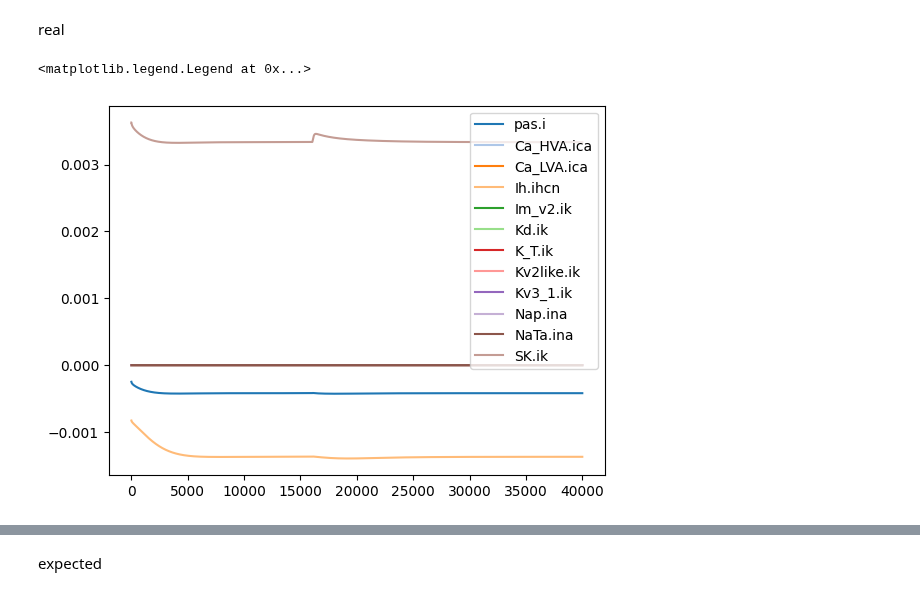
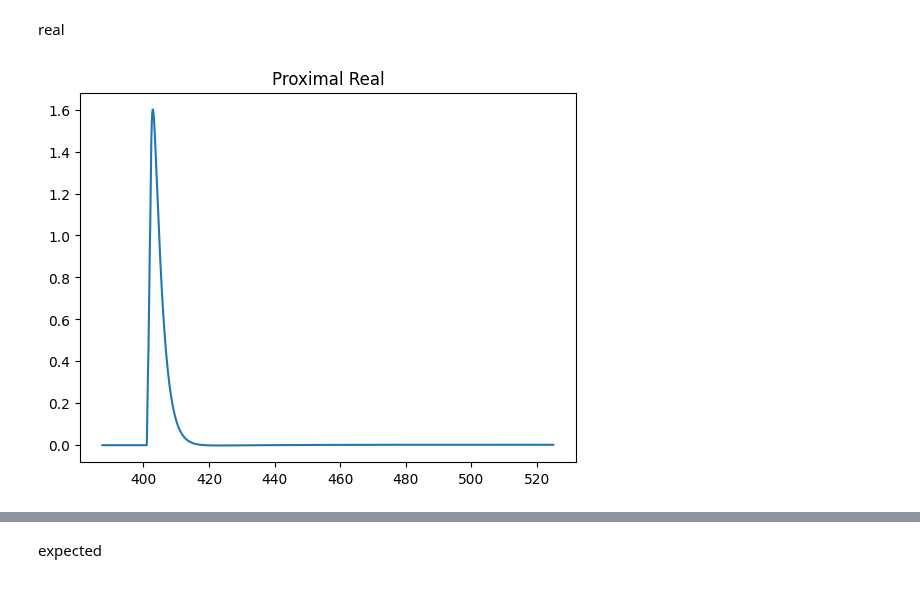
Before and after one commit to ddopp4877/single-cell-tuning, a Jupyter notebook: test_cell_with_syns.ipynb, the cells around one changed output, grey strips where cells are left out. Saved outputs shown, nothing was run; the diff lists cells and outputs as text; code cells hidden in the pictures.

```diff
--- a/test_cell_with_syns.ipynb
+++ b/test_cell_with_syns.ipynb
@@ -180,14 +180,14 @@ def create_syns(h,syn_point_proc, seg,dend_sec_no, nsyn):
 # %%
 def insert_syns(h,sim_params,name):
 
-  nsyns = sim_params['nsyn_exc']
+  nsyns = len(sim_params["event_times"])#one event per synapse
 
   point_proc_name = f"{name}_point_proc"
 
   seg = sim_params[f"{name}_seg"]
   sec = sim_params[f"{name}_sec"]
 
-  syns = create_syns(h,sim_params[point_proc_name],seg,sec,sim_params['nsyn_exc'])
+  syns = create_syns(h,sim_params[point_proc_name],seg,sec,nsyns)
   vec_stims = [h.VecStim() for i in range(nsyns)]
   event_times_vectors = [h.Vector(sim_params["event_times"][i]) for i in range(nsyns)]
 
@@ -237,10 +237,10 @@ def get_rec_vars_for_i_in_sec(sec,seg):#create recording variables for every cur
 # %%
 def run(h,sim_params):
 
-  nsyns = sim_params['nsyn_exc']
+  nsyns = len(sim_params["event_times"])#one event per synapse
 
   ampa_return_dict = insert_syns(h,sim_params,'ampa')
-  # nmda_return_dict = insert_syns(h,sim_params,'nmda')
+  nmda_return_dict = insert_syns(h,sim_params,'nmda')
 
   #### Recording Variables ####
   # v = h.Vector().record(h.dend[33](0.67)._ref_v)# to check nmda effect
@@ -252,8 +252,8 @@ def run(h,sim_params):
 
   ### RUN ###
   h.finitialize()
-  h.dt=0.025
-  h.tstop = 1000
+  h.dt=sim_params["h_dt"]
+  h.tstop = sim_params["h_tstop"]
   h.run()
 
 
@@ -267,39 +300,28 @@ def run(h,sim_params):
 # %% [markdown]
 real
 # %%
-nsyn_exc = int(40 *.04 * 2)
-sim_params = {"event_times":[[400]],
-              "ampa_weight": 0.00001,
+
+ampa_weight = 0.00015
+nmda_weight = ampa_weight*1.5
+
+sim_params = {"event_times":[[400],[400.5],[401]],
+              "ampa_weight": ampa_weight,
               "ampa_point_proc": h.CPGLUIN,
               "ampa_seg": 0.5,
               "ampa_sec": 32,
 
-              "nmda_weight": 0.0000,
+              "nmda_weight": nmda_weight,
               "nmda_point_proc": h.NMDAIN,
               "nmda_seg": 0.5,
               "nmda_sec": 32,
 
-              "nsyn_exc":1
+              "h_dt": 0.025,
+              "h_tstop": 1000
+
               }
 # %%
-h = build_cell(1)#redifine/add ? to h so as to avoid run() conflict?
+h = build_cell(6)#redifine/add ? to h so as to avoid run() conflict?
 rec_dict= run(h,sim_params)
-
-V = rec_dict["v"]
-
-tstart = sim_params["event_times"][0][0]-500
-tstop = tstart +50
-vrest = np.mean(V[tstart:tstop])
-corrected_v = V-vrest
-corrected_v = np.array(corrected_v)
+real = plot(rec_dict,"Proximal Real","Real")
+# %% [output]
+[figure, added]
-# %%
-currents = rec_dict["sec_currents"]
-colors = plt.cm.tab20.colors  # 20 distinct colors
-i = 0
-for current in currents:
-  plt.plot(currents[current].as_numpy(),color = colors[i],label = current)
-  i+=1
-plt.legend()
-# %% [output]
-<matplotlib.legend.Legend at 0x...>
-[figure, removed]
```
Also changed, not shown: parts of 40 cells of this notebook.
